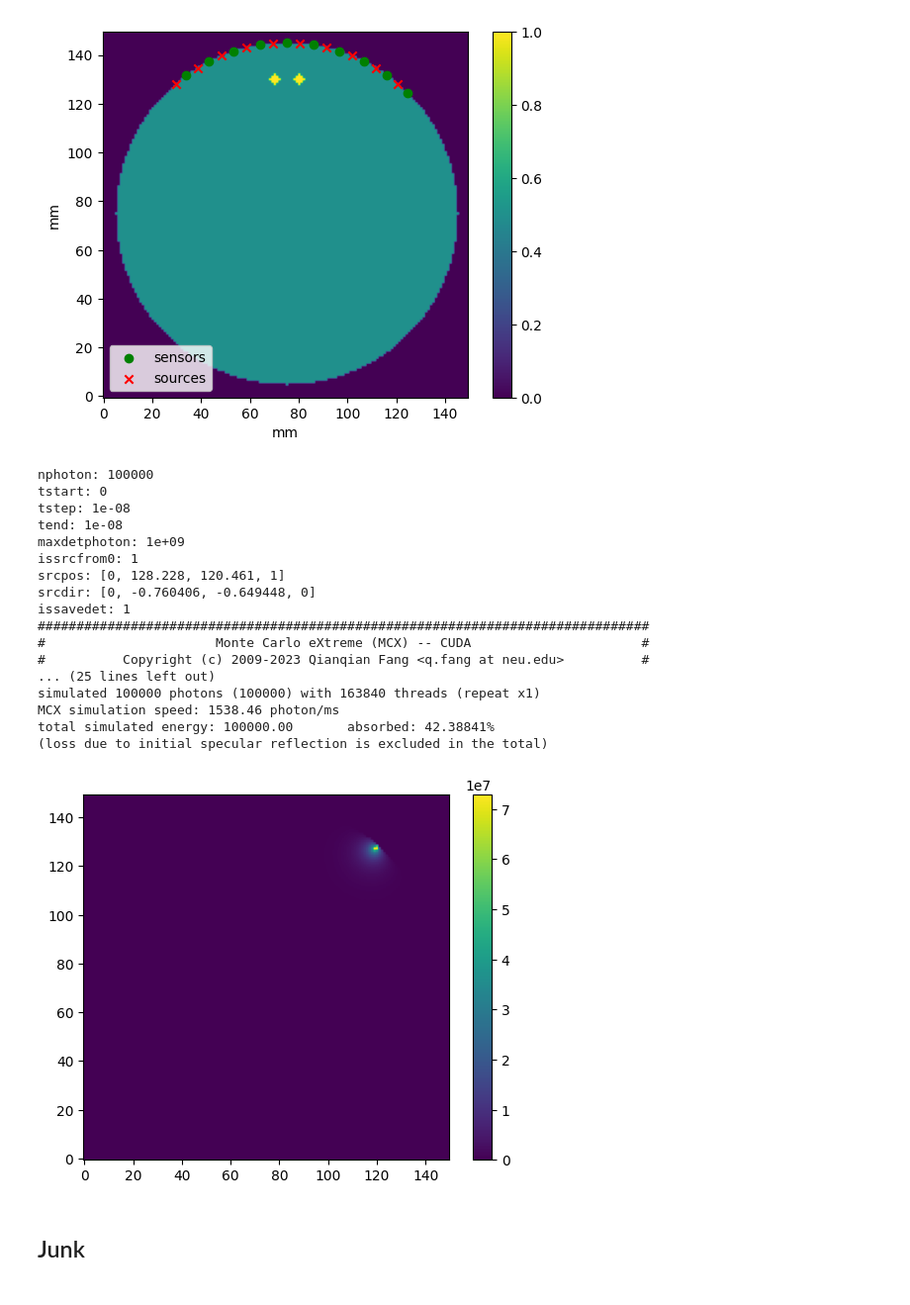
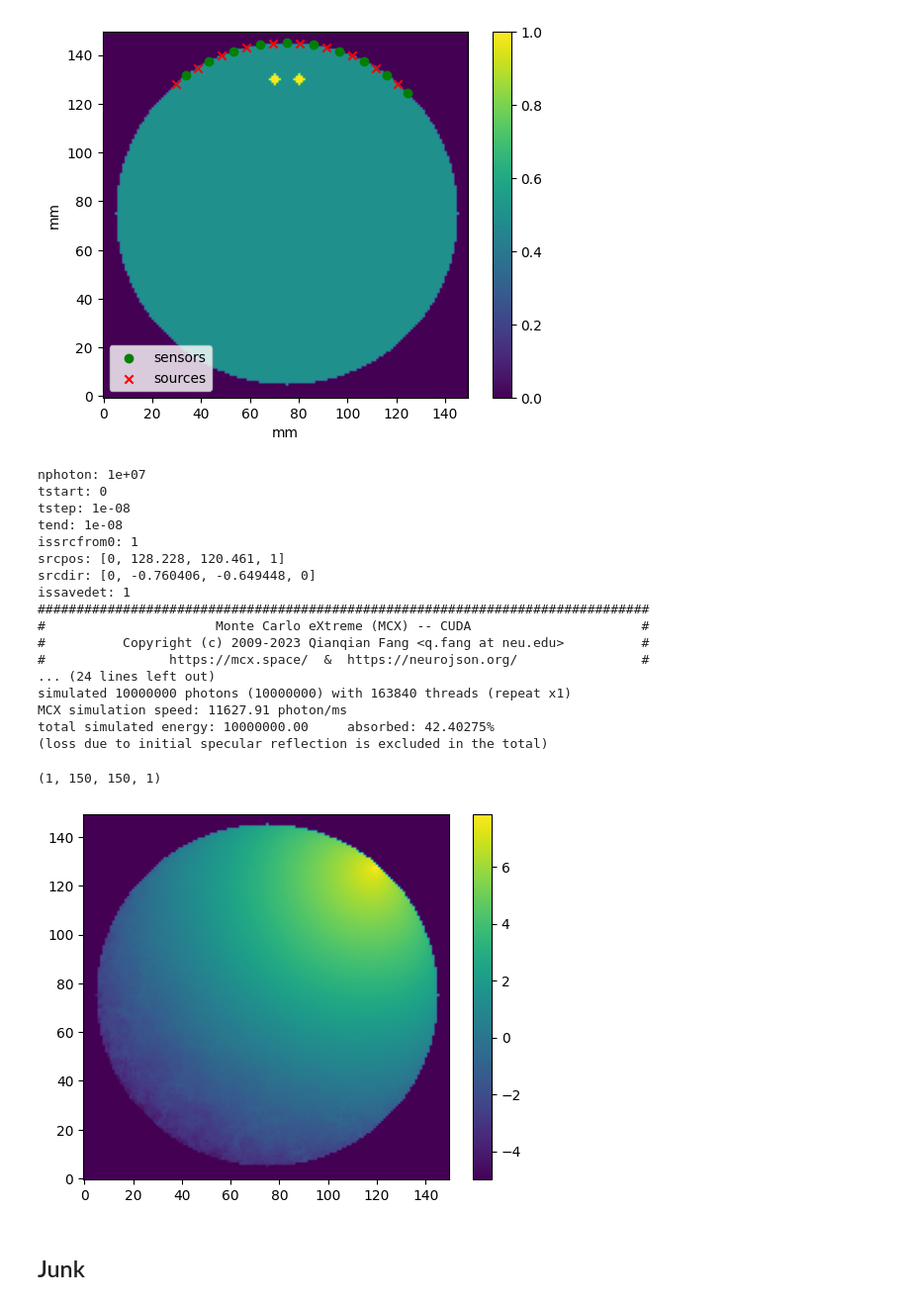
Before and after one commit to neural-imagery/tomography-experiments, a Jupyter notebook: 3d/main.ipynb, the cells around one changed output. Shown at 99% size. Saved outputs shown, nothing was run; the diff lists cells and outputs as text; code cells hidden in the pictures.

```diff
--- a/3d/main.ipynb
+++ b/3d/main.ipynb
@@ -21,15 +21,15 @@ r_head = 70 # head radius
 region = np.zeros((nz, ny, nx))
 
 # head
-region = add_ball_to_array(region, (0, ny // 2, nx//2), r_head, 1)
+region = add_ball_to_array(region, (nz//2, ny // 2, nx//2), r_head, 1)
 
 # add balls
 depth = 10 # mm (note this is the depth to the center of the ball)
 separation = 5 # mm
-region = add_ball_to_array(region, (0, 130, nx//2 - np.floor(separation)), 2, 2)
-region = add_ball_to_array(region, (0, 130, nx//2 + np.ceil(separation)), 2, 2)
+region = add_ball_to_array(region, (nz//2, 130, nx//2 - np.floor(separation)), 2, 2)
+region = add_ball_to_array(region, (nz//2, 130, nx//2 + np.ceil(separation)), 2, 2)
 
-plt.imshow(region[0])
+plt.imshow(region[nz//2])
 plt.gca().invert_yaxis()
 plt.show()
 # %% [output]
@@ -56,13 +56,13 @@ source_directions = center_point - source_positions
 source_directions = source_directions / np.linalg.norm(source_directions, axis=1)[:,None] # normalize
 
 # add a column of zeros to cast as 3D
-source_positions = np.hstack((np.zeros((noptodes, 1)), source_positions))
+source_positions = np.hstack((nz//2*np.ones((noptodes, 1)), source_positions))
 source_directions = np.hstack((np.zeros((noptodes, 1)), source_directions))
-sensor_positions = np.hstack((np.zeros((noptodes, 1)), sensor_positions))
+sensor_positions = np.hstack((nz//2*np.ones((noptodes, 1)), sensor_positions))
 sensor_positions = np.hstack((sensor_positions, np.ones((noptodes, 1))))
 
 plt.figure()
-plt.imshow(region[0,...])
+plt.imshow(region[nz//2,...])
 plt.scatter(sensor_positions[:,-2], sensor_positions[:,-3], c='g', marker='o', label='sensors')
 plt.scatter(source_positions[:,-1], source_positions[:,-2], c='r', marker='x', label='sources')
 plt.gca().invert_yaxis()
@@ -80,7 +80,7 @@ def forward(volume, optical_properties, source_positions, source_directions,
     """
 
     config = {
-        'nphoton': 100000,
+        'nphoton': 10000000,
         'vol': volume,
         'tstart': 0,
         'tend': 1e-8,
@@ -94,7 +94,7 @@ def forward(volume, optical_properties, source_positions, source_directions,
         'issrcfrom0': 1,
         # 'issaveseed': 1,
         # 'unitinmm': 1.8,
-        'maxdetphoton': 1000000000
+        # 'maxdetphoton': 1000000000
     }
 
     result = pmcx.run(config)
@@ -112,7 +112,7 @@ def compute_jacobian(forward_result, config):
 source_index = 0
 
 # info about region
-percent_change = 1.05
+percent_change = 1.5
 
 g = 0.9                    # anisotropy factor
 mua0   = 0.02               # background absorption [1/mm]
@@ -129,11 +129,10 @@ optical_properties = [
 
 res, cfg = forward(region, optical_properties, source_positions[source_index], source_directions[source_index], sensor_positions)
 # %% [output]
-nphoton: 100000
+nphoton: 1e+07
 tstart: 0
 tstep: 1e-08
 tend: 1e-08
-maxdetphoton: 1e+09
 issrcfrom0: 1
 srcpos: [0, 128.228, 120.461, 1]
 srcdir: [0, -0.760406, -0.649448, 0]
@@ -141,18 +140,28 @@ issavedet: 1
 ###############################################################################
 #                      Monte Carlo eXtreme (MCX) -- CUDA                      #
 #          Copyright (c) 2009-2023 Qianqian Fang <q.fang at neu.edu>          #
-... (25 lines left out)
-simulated 100000 photons (100000) with 163840 threads (repeat x1)
-MCX simulation speed: 1538.46 photon/ms
-total simulated energy: 100000.00       absorbed: 42.38841%
+#                https://mcx.space/  &  https://neurojson.org/                #
+... (24 lines left out)
+simulated 10000000 photons (10000000) with 163840 threads (repeat x1)
+MCX simulation speed: 11627.91 photon/ms
+total simulated energy: 10000000.00     absorbed: 42.40275%
 (loss due to initial specular reflection is excluded in the total)
-# %%
-plt.imshow((res['flux'][0,:, :]))
-plt.gca().invert_yaxis()
-plt.colorbar()
-plt.show()
-# %% [output]
-[figure, removed]
+# %%
+res['flux'].shape
+# %% [output]
+(1, 150, 150, 1)
+# %%
+from matplotlib.colors import LogNorm
+
+# plt.imshow((np.log10(res['flux'][nz//2, :, :, 0]+1e-9)), norm=LogNorm())
+# plt.imshow(((res['flux'][nz//2, :, :, 0]+1e-5)), norm=LogNorm())
+plt.imshow((np.log10(res['flux'][nz//2, :, :, 0]+1e-5)))
+
+plt.gca().invert_yaxis()
+plt.colorbar()
+plt.show()
+# %% [output]
+[figure, added]
 # %% [markdown]
 ## Junk
 # %%
```
